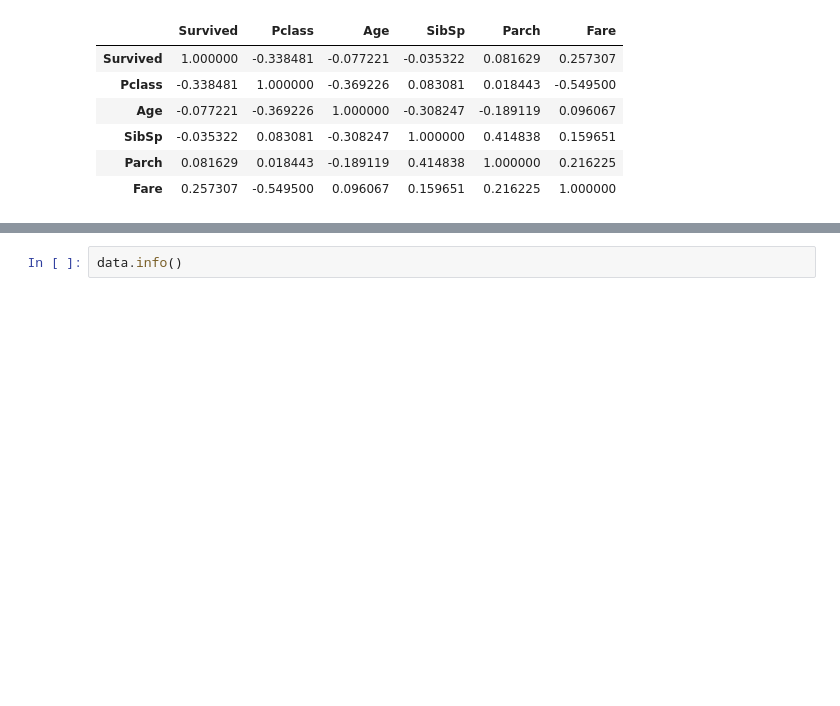
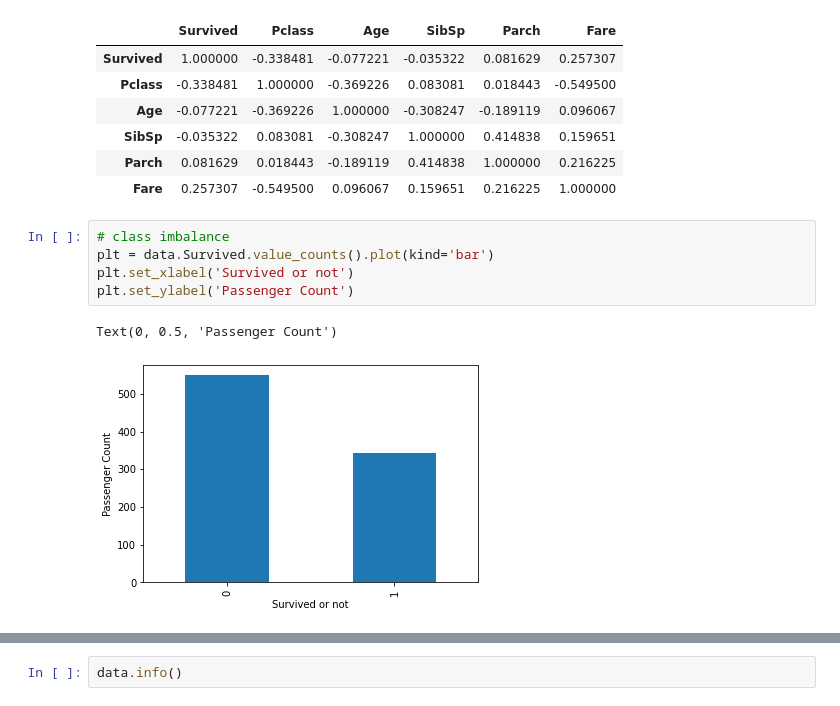
Before and after one commit to pratt3000/PICT-TE-Labs, a Jupyter notebook: Hons.DSV/A02/notebook.ipynb, the cells around one changed output, grey strips where cells are left out. Saved outputs shown, nothing was run; the diff lists cells and outputs as text; blank space fills up the shorter version.

```diff
--- a/Hons.DSV/A02/notebook.ipynb
+++ b/Hons.DSV/A02/notebook.ipynb
@@ -65,3 +66,11 @@ data.corr()
 | SibSp | -0.035322 | 0.083081 | -0.308247 | 1.000000 | 0.414838 | 0.159651 |
 | Parch | 0.081629 | 0.018443 | -0.189119 | 0.414838 | 1.000000 | 0.216225 |
 | Fare | 0.257307 | -0.549500 | 0.096067 | 0.159651 | 0.216225 | 1.000000 |
+# %%
+# class imbalance
+plt = data.Survived.value_counts().plot(kind='bar')
+plt.set_xlabel('Survived or not')
+plt.set_ylabel('Passenger Count')
+# %% [output]
+Text(0, 0.5, 'Passenger Count')
+[figure, added]
```
Also changed, not shown: parts of 8 cells of this notebook, 2 other files.
